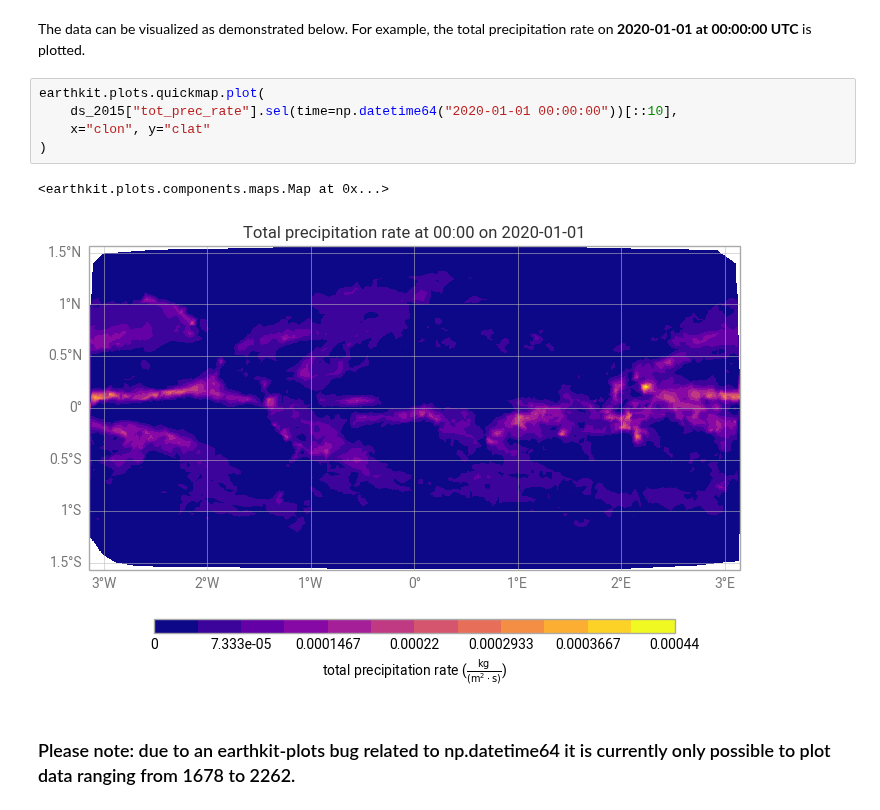
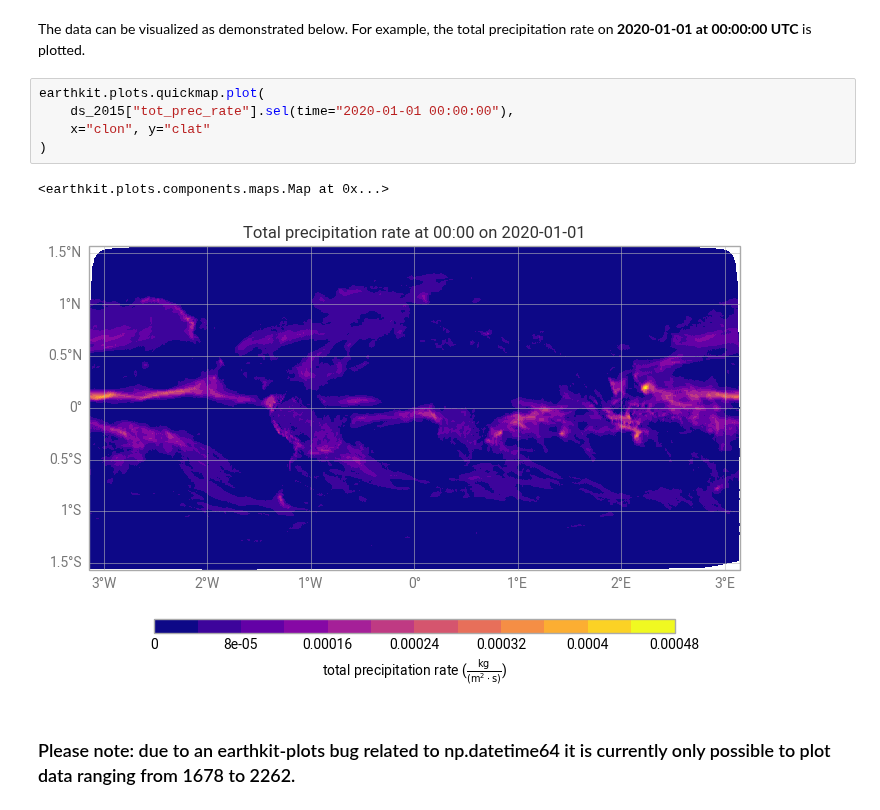
Before and after one commit to climet-eu/compression-lab-notebooks, a Jupyter notebook: 04-example-datasets/04-ICONXPP.ipynb, the cells around one changed output. Cells and saved outputs as stored; diff of their text form.

```diff
--- a/04-example-datasets/04-ICONXPP.ipynb
+++ b/04-example-datasets/04-ICONXPP.ipynb
@@ -177,11 +192,11 @@ Data variables: (12/40)
 The data can be visualized as demonstrated below. For example, the total precipitation rate on **2020-01-01 at 00:00:00 UTC** is plotted.
 # %%
 earthkit.plots.quickmap.plot(
-    ds_2015["tot_prec_rate"].sel(time=np.datetime64("2020-01-01 00:00:00"))[::10],
+    ds_2015["tot_prec_rate"].sel(time="2020-01-01 00:00:00"),
     x="clon", y="clat"
 )
 # %% [output]
 <earthkit.plots.components.maps.Map at 0x...>
-[figure, old version]
+[figure, new version]
 # %% [markdown]
 ### Please note: due to an earthkit-plots bug related to np.datetime64 it is currently only possible to plot data ranging from 1678 to 2262.
```
Also changed, not shown: parts of 8 cells of this notebook, 1 other file.
